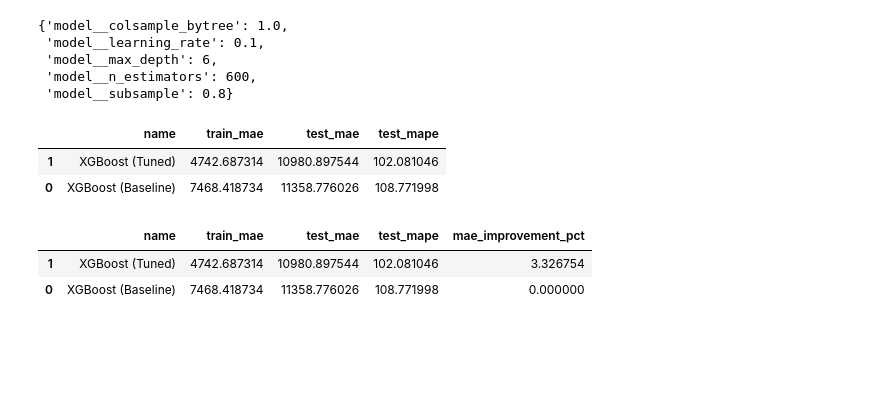
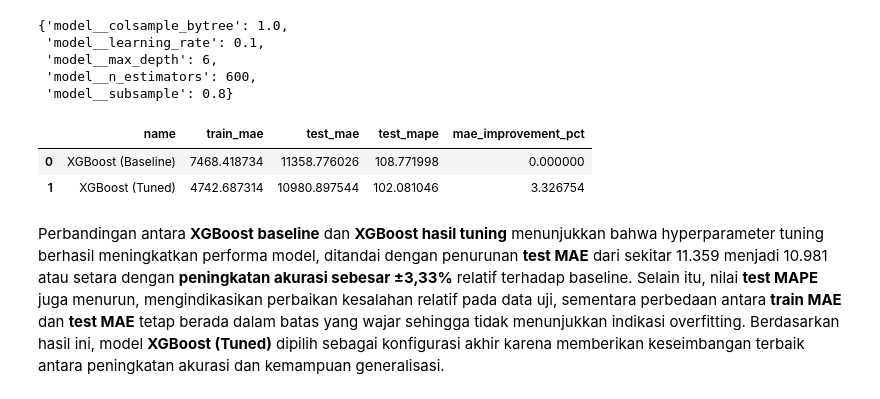
Before and after one commit to hansdarmawann/arabian-cars-1, a Jupyter notebook: Notebook/03_Modeling.ipynb, the cells around one changed output. Cells and saved outputs as stored; diff of their text form; code cells hidden in the pictures; blank space fills up the shorter version.

Commit message:
Done interpret modeling.

```diff
--- a/Notebook/03_Modeling.ipynb
+++ b/Notebook/03_Modeling.ipynb
@@ -326,26 +326,22 @@ metrics_xgb_tuned = evaluate_regression(
 # %%
 xgb_compare_df = pd.DataFrame([
     metrics_xgb_baseline,
     metrics_xgb_tuned
-]).sort_values('test_mae')
+])
+
+baseline_mae = xgb_compare_df.loc[
+    xgb_compare_df['name'] == 'XGBoost (Baseline)',
+    'test_mae'
+].values[0]
+
+xgb_compare_df['mae_improvement_pct'] = (
+    (baseline_mae - xgb_compare_df['test_mae']) / baseline_mae
+) * 100
 
 xgb_compare_df
 # %% [output]
-|  | name | train_mae | test_mae | test_mape |
-| 1 | XGBoost (Tuned) | 4742.687314 | 10980.897544 | 102.081046 |
-| 0 | XGBoost (Baseline) | 7468.418734 | 11358.776026 | 108.771998 |
+|  | name | train_mae | test_mae | test_mape | mae_improvement_pct |
+| 0 | XGBoost (Baseline) | 7468.418734 | 11358.776026 | 108.771998 | 0.000000 |
+| 1 | XGBoost (Tuned) | 4742.687314 | 10980.897544 | 102.081046 | 3.326754 |
-# %%
-baseline_mae = xgb_compare_df.loc[
-    xgb_compare_df['name'] == 'XGBoost (Baseline)',
-    'test_mae'
-].values[0]
-
-xgb_compare_df['mae_improvement_pct'] = (
-    (baseline_mae - xgb_compare_df['test_mae']) / baseline_mae
-) * 100
-
-xgb_compare_df
-# %% [output]
-|  | name | train_mae | test_mae | test_mape | mae_improvement_pct |
-| 1 | XGBoost (Tuned) | 4742.687314 | 10980.897544 | 102.081046 | 3.326754 |
-| 0 | XGBoost (Baseline) | 7468.418734 | 11358.776026 | 108.771998 | 0.000000 |
+# %% [markdown]
+Perbandingan antara **XGBoost baseline** dan **XGBoost hasil tuning** menunjukkan bahwa hyperparameter tuning berhasil meningkatkan performa model, ditandai dengan penurunan **test MAE** dari sekitar 11.359 menjadi 10.981 atau setara dengan **peningkatan akurasi sebesar ±3,33%** relatif terhadap baseline. Selain itu, nilai **test MAPE** juga menurun, mengindikasikan perbaikan kesalahan relatif pada data uji, sementara perbedaan antara **train MAE** dan **test MAE** tetap berada dalam batas yang wajar sehingga tidak menunjukkan indikasi overfitting. Berdasarkan hasil ini, model **XGBoost (Tuned)** dipilih sebagai konfigurasi akhir karena memberikan keseimbangan terbaik antara peningkatan akurasi dan kemampuan generalisasi.
```
Also changed, not shown: parts of 1 cell of this notebook.
